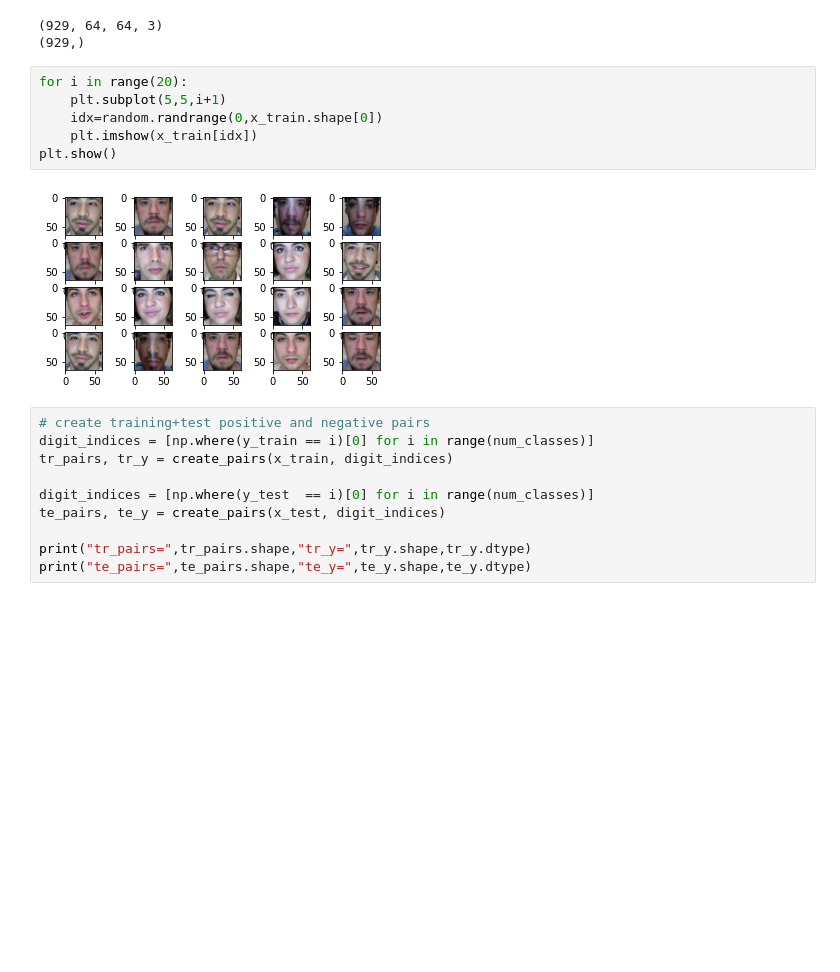
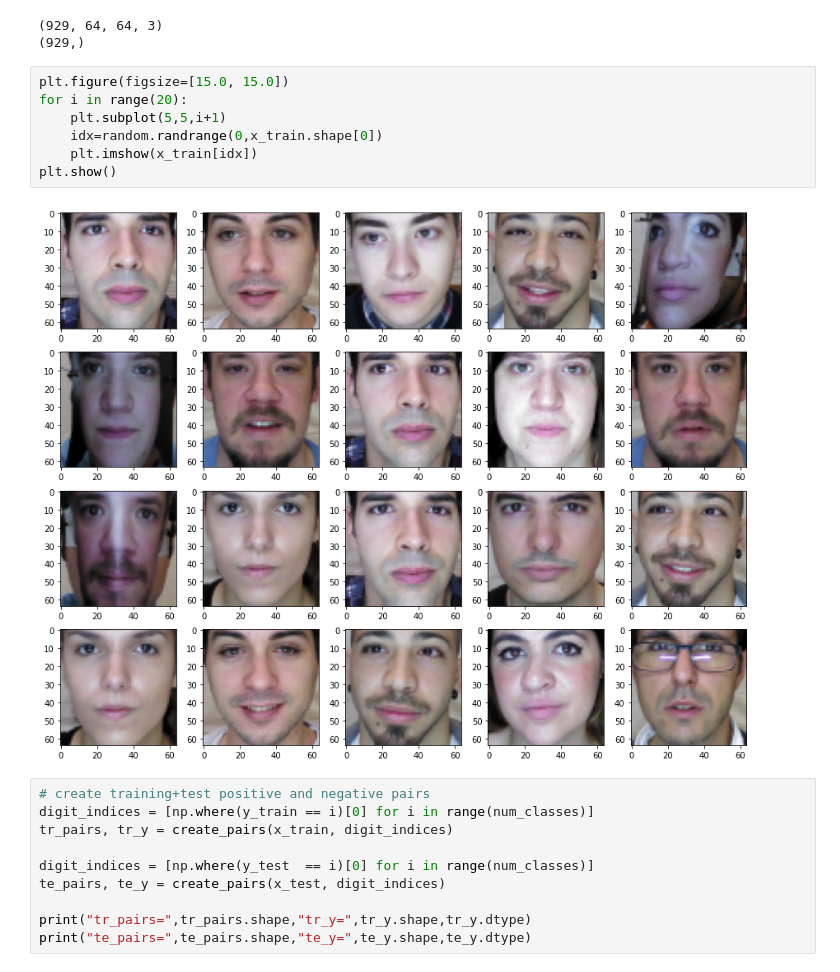
Before and after one commit to franciscodominguezmateos/IntroduccionDeepLearning, a Jupyter notebook: tf2_keras_siamese_2D-ABC-2106150.ipynb, the cells around one changed output. Drawn from its saved outputs; the diff is of its cells as text; blank space fills up the shorter version.

Commit message:
changed samples images size

```diff
--- a/tf2_keras_siamese_2D-ABC-2106150.ipynb
+++ b/tf2_keras_siamese_2D-ABC-2106150.ipynb
@@ -333,13 +333,14 @@ print(y_train.shape)
 (929, 64, 64, 3)
 (929,)
 # %%
+plt.figure(figsize=[15.0, 15.0])
 for i in range(20):
     plt.subplot(5,5,i+1)
     idx=random.randrange(0,x_train.shape[0])
     plt.imshow(x_train[idx])
 plt.show()
 # %% [output]
-[figure, old version]
+[figure, new version]
 # %%
 # create training+test positive and negative pairs
 digit_indices = [np.where(y_train == i)[0] for i in range(num_classes)]
```
Also changed, not shown: parts of 1 cell of this notebook, 1 other file.
